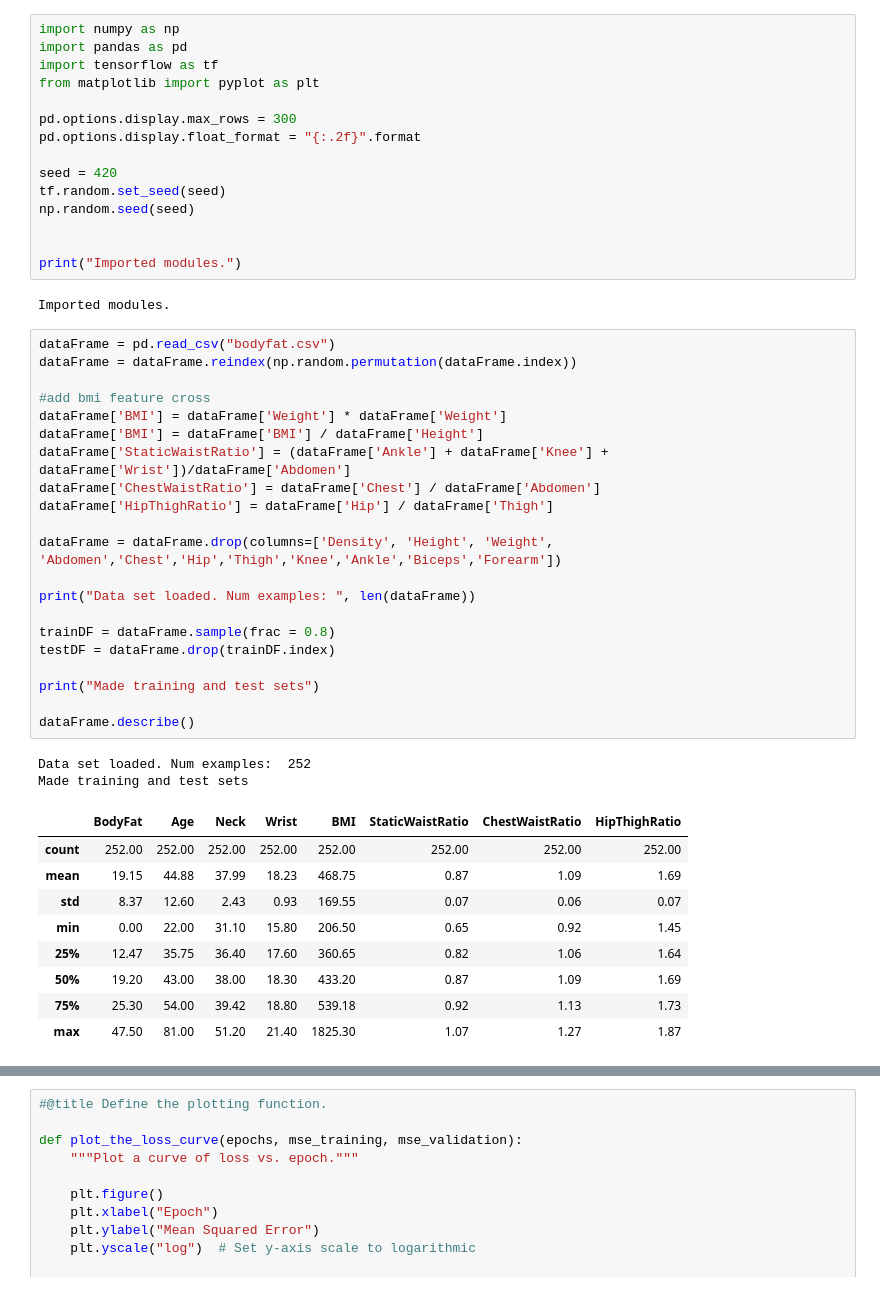
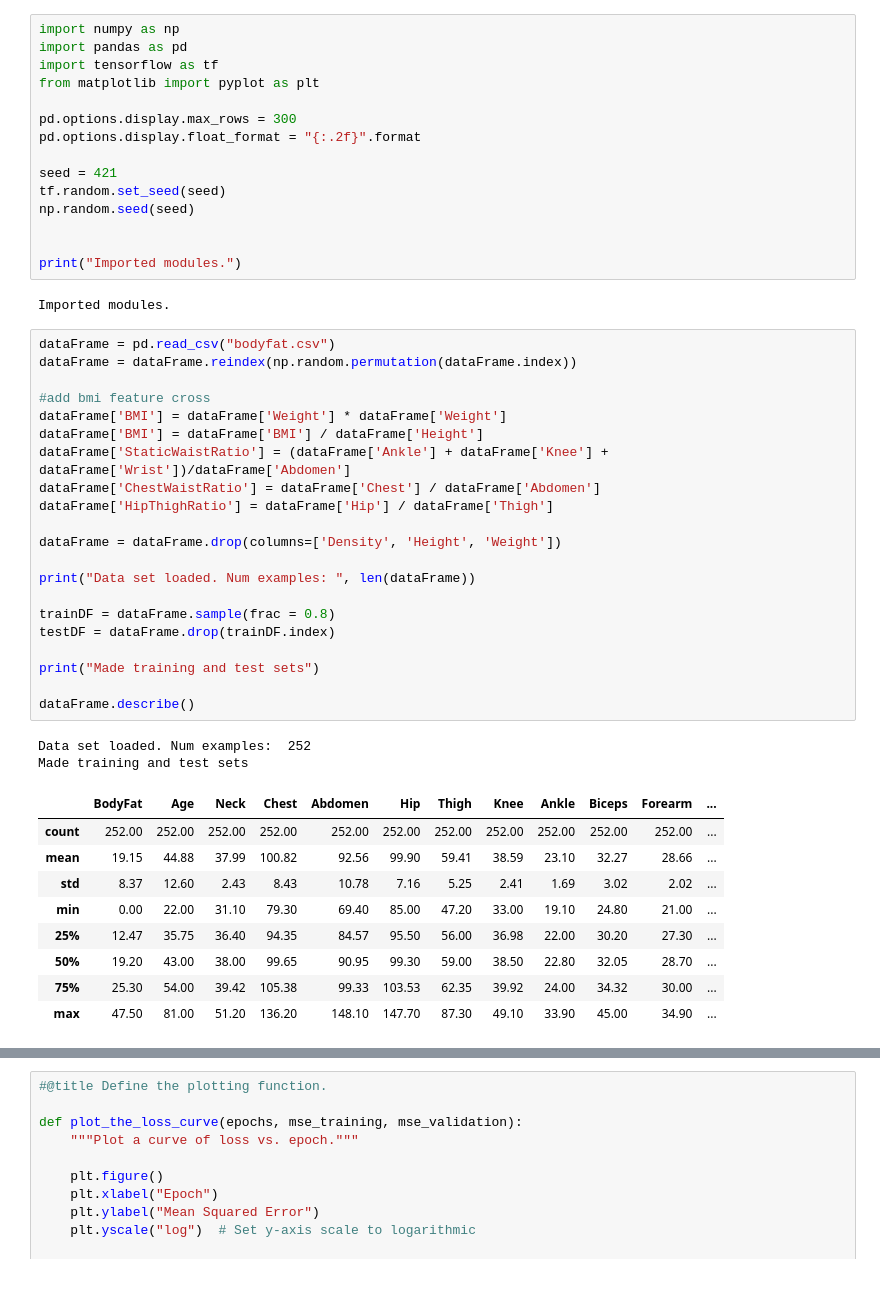
Before and after one commit to Stegi56/Body-Fat-Estimator, a Jupyter notebook: model.ipynb, the cells around one changed output, grey strips where cells are left out. Drawn from its saved outputs; the diff is of its cells as text.

```diff
--- a/model.ipynb
+++ b/model.ipynb
@@ -7,7 +7,7 @@ from matplotlib import pyplot as plt
 pd.options.display.max_rows = 300
 pd.options.display.float_format = "{:.2f}".format
 
-seed = 420
+seed = 421
 tf.random.set_seed(seed)
 np.random.seed(seed)
 
@@ -18,36 +18,36 @@ Imported modules.
 # %%
 dataFrame = pd.read_csv("bodyfat.csv")
 dataFrame = dataFrame.reindex(np.random.permutation(dataFrame.index))
 
 #add bmi feature cross
 dataFrame['BMI'] = dataFrame['Weight'] * dataFrame['Weight']
 dataFrame['BMI'] = dataFrame['BMI'] / dataFrame['Height']
 dataFrame['StaticWaistRatio'] = (dataFrame['Ankle'] + dataFrame['Knee'] + dataFrame['Wrist'])/dataFrame['Abdomen']
 dataFrame['ChestWaistRatio'] = dataFrame['Chest'] / dataFrame['Abdomen']
 dataFrame['HipThighRatio'] = dataFrame['Hip'] / dataFrame['Thigh']
 
-dataFrame = dataFrame.drop(columns=['Density', 'Height', 'Weight', 'Abdomen','Chest','Hip','Thigh','Knee','Ankle','Biceps','Forearm'])
+dataFrame = dataFrame.drop(columns=['Density', 'Height', 'Weight'])
 
 print("Data set loaded. Num examples: ", len(dataFrame))
 
 trainDF = dataFrame.sample(frac = 0.8)
 testDF = dataFrame.drop(trainDF.index)
 
 print("Made training and test sets")
 
 dataFrame.describe()
 # %% [output]
 Data set loaded. Num examples:  252
 Made training and test sets
-|  | BodyFat | Age | Neck | Wrist | BMI | StaticWaistRatio | ChestWaistRatio | HipThighRatio |
-| count | 252.00 | 252.00 | 252.00 | 252.00 | 252.00 | 252.00 | 252.00 | 252.00 |
-| mean | 19.15 | 44.88 | 37.99 | 18.23 | 468.75 | 0.87 | 1.09 | 1.69 |
-| std | 8.37 | 12.60 | 2.43 | 0.93 | 169.55 | 0.07 | 0.06 | 0.07 |
-| min | 0.00 | 22.00 | 31.10 | 15.80 | 206.50 | 0.65 | 0.92 | 1.45 |
-| 25% | 12.47 | 35.75 | 36.40 | 17.60 | 360.65 | 0.82 | 1.06 | 1.64 |
-| 50% | 19.20 | 43.00 | 38.00 | 18.30 | 433.20 | 0.87 | 1.09 | 1.69 |
-| 75% | 25.30 | 54.00 | 39.42 | 18.80 | 539.18 | 0.92 | 1.13 | 1.73 |
-| max | 47.50 | 81.00 | 51.20 | 21.40 | 1825.30 | 1.07 | 1.27 | 1.87 |
+|  | BodyFat | Age | Neck | Chest | Abdomen | Hip | Thigh | Knee | Ankle | Biceps | Forearm | ... |
+| count | 252.00 | 252.00 | 252.00 | 252.00 | 252.00 | 252.00 | 252.00 | 252.00 | 252.00 | 252.00 | 252.00 | ... |
+| mean | 19.15 | 44.88 | 37.99 | 100.82 | 92.56 | 99.90 | 59.41 | 38.59 | 23.10 | 32.27 | 28.66 | ... |
+| std | 8.37 | 12.60 | 2.43 | 8.43 | 10.78 | 7.16 | 5.25 | 2.41 | 1.69 | 3.02 | 2.02 | ... |
+| min | 0.00 | 22.00 | 31.10 | 79.30 | 69.40 | 85.00 | 47.20 | 33.00 | 19.10 | 24.80 | 21.00 | ... |
+| 25% | 12.47 | 35.75 | 36.40 | 94.35 | 84.57 | 95.50 | 56.00 | 36.98 | 22.00 | 30.20 | 27.30 | ... |
+| 50% | 19.20 | 43.00 | 38.00 | 99.65 | 90.95 | 99.30 | 59.00 | 38.50 | 22.80 | 32.05 | 28.70 | ... |
+| 75% | 25.30 | 54.00 | 39.42 | 105.38 | 99.33 | 103.53 | 62.35 | 39.92 | 24.00 | 34.32 | 30.00 | ... |
+| max | 47.50 | 81.00 | 51.20 | 136.20 | 148.10 | 147.70 | 87.30 | 49.10 | 33.90 | 45.00 | 34.90 | ... |
 # %%
 # Keras Input tensors of float values.
 inputs = {
```
Also changed, not shown: parts of 4 cells of this notebook.
